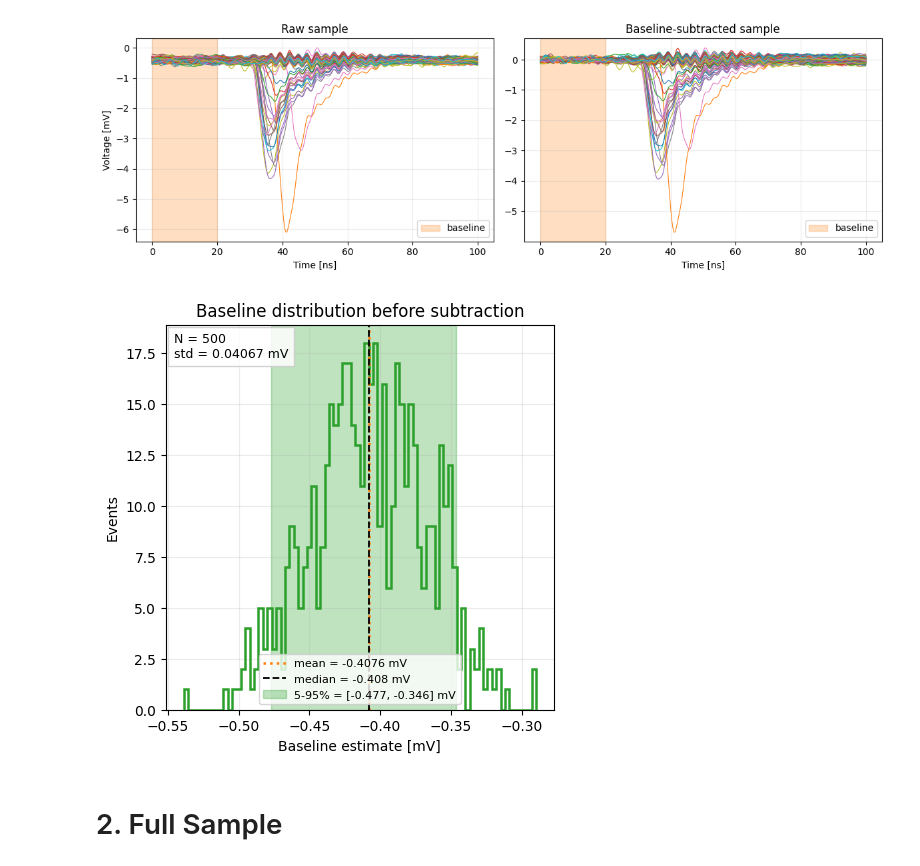
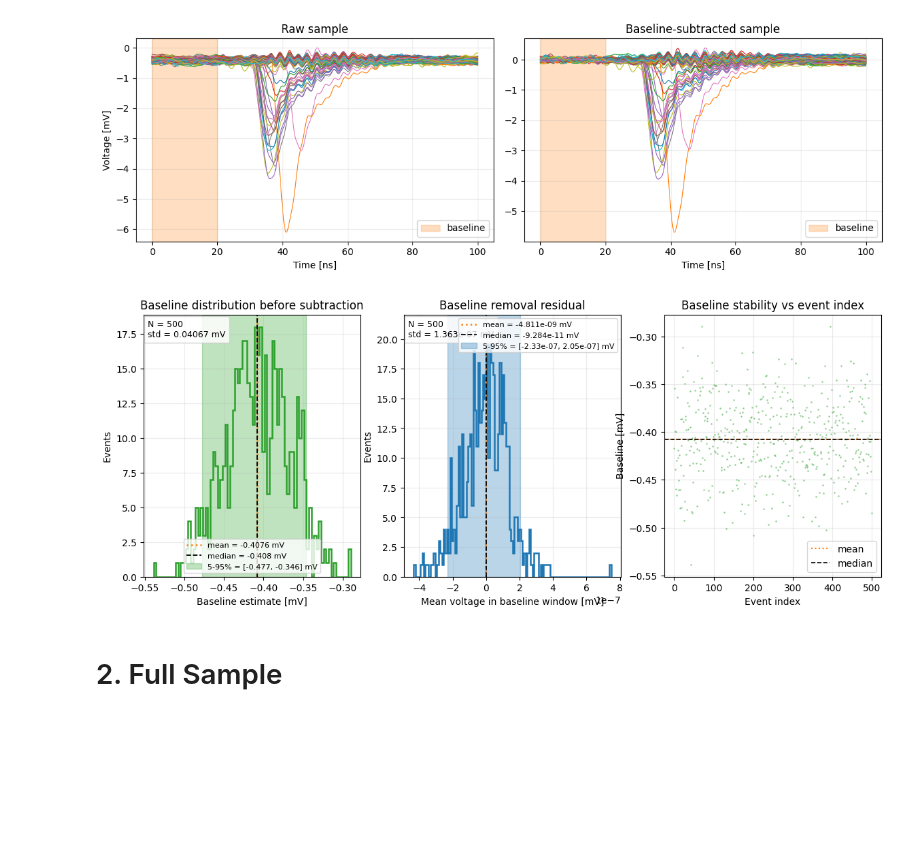
Before and after one commit to TAU-neutrino-lab/PMT-characterization, a Jupyter notebook: PMT-calibration/generic_selection.ipynb, the cells around one changed output. Cells and saved outputs as stored; diff of their text form; code cells hidden in the pictures; blank space fills up the shorter version.

Commit message:
more plots

```diff
--- a/PMT-calibration/generic_selection.ipynb
+++ b/PMT-calibration/generic_selection.ipynb
@@ -140,22 +140,36 @@ fig.tight_layout()
 # %% [output]
 [figure]
 # %%
-fig, axes = plt.subplots(1, 1, figsize=(5, 5))
-# axes = axes.ravel()
+fig, axes = plt.subplots(1, 3, figsize=(14, 5))
+axes = axes.ravel()
 add_hist_stats(
-    axes,
+    axes[0],
     sample_baseline_mV,
     bins=80,
     color="tab:green",
     xlabel="Baseline estimate [mV]",
     title="Baseline distribution before subtraction",
     unit="mV",
     show_stat=True,
     text_position=(0.02, 0.98),
     legend_loc="lower center"
 )
+
+check_mask = (time_ns >= baseline_window_ns[0]) & (time_ns <= baseline_window_ns[1])
+baseline_means = [np.mean(voltage_sample_bs_mV[:, check_mask], axis=1)]
+add_hist_stats(
+        axes[1],
+        baseline_means,
+        bins=120,
+        color="tab:blue",
+        xlabel="Mean voltage in baseline window [mV]",
+        title="Baseline removal residual",
+        unit="mV",
+    )
+
+plot_baseline_stability(axes[2], sample_baseline_mV, unit="mV", max_points=None)
 # %% [output]
-[figure, old version]
+[figure, new version]
 # %% [markdown]
 # 2. Full Sample
 # %% [markdown]
```
Also changed, not shown: 1 other file.
